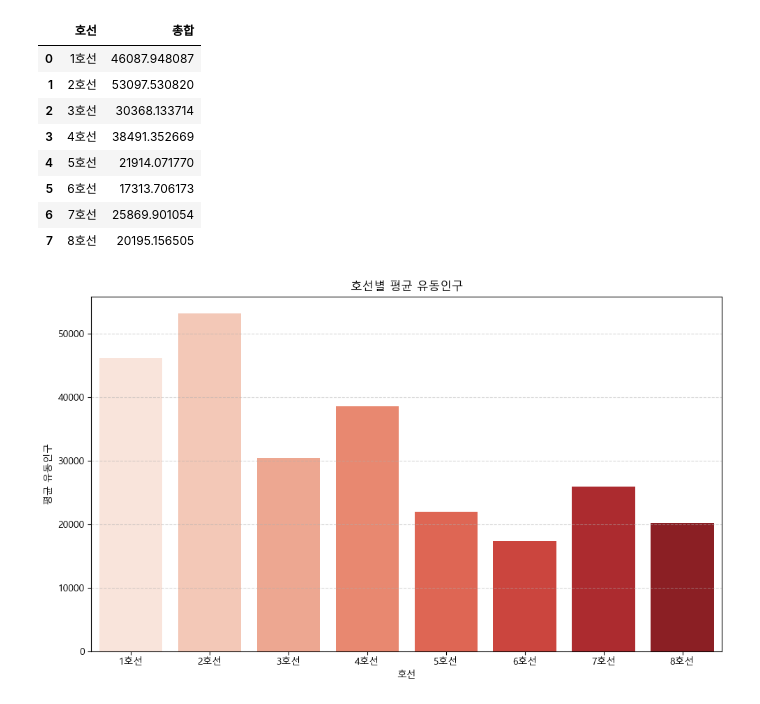
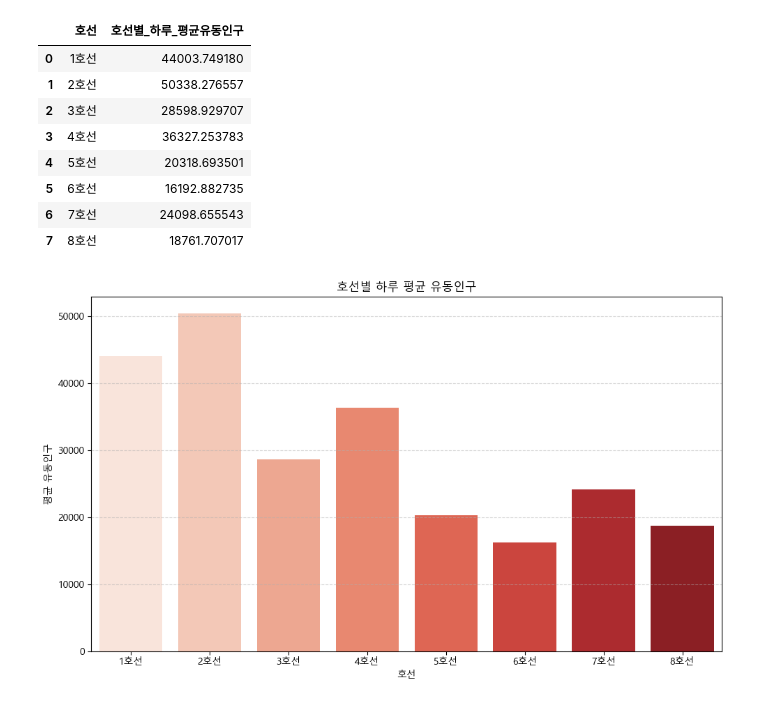
Before and after one commit to lune0524/data_last_seoul, a Jupyter notebook: so/subway_line(2024).ipynb, the cells around one changed output. Cells and saved outputs as stored; diff of their text form; code cells hidden in the pictures.

```diff
--- a/so/subway_line(2024).ipynb
+++ b/so/subway_line(2024).ipynb
@@ -37,7 +37,7 @@ df
 # %%
 # 시간대(승-하차 인원) 컬럼만 추출
 time_cols = df.columns.difference(
-    ["요일", "호선", "역명", "구분"]
+    ["호선", "역명", "구분"]
 )
 
 # 두 행씩 묶을 ‘pair’ 번호 부여
@@ -48,7 +48,7 @@ sum_df = df.groupby("pair")[time_cols].sum()
 
 # 날짜·역명 등 메타데이터는 짝수행(승차)에서만 가져옴
 meta = (
-    df.loc[df.index % 2 == 0, ["요일", "호선", "역명", "구분"]]
+    df.loc[df.index % 2 == 0, ["호선", "역명", "구분"]]
       .set_index(df.loc[df.index % 2 == 0, "pair"])
 )
 
@@ -74,5 +74,5 @@ df
 # %%
 clos = df.columns[5:]
-df['총합'] = df[clos].sum(axis=1)
+df['하루_유동인구'] = df[clos].sum(axis=1)
 df
 # %% [output]
@@ -92,36 +92,37 @@ df
 # %%
 # 호선별 평균 유동인구 계산
-df = df.groupby('호선')['총합'].mean().reset_index()
+df = df.groupby('호선')['하루_유동인구'].mean().reset_index()
+df = df.rename(columns={'하루_유동인구': '호선별_하루_평균유동인구'})
 
 df
 # %% [output]
-|  | 호선 | 총합 |
-| 0 | 1호선 | 46087.948087 |
-| 1 | 2호선 | 53097.530820 |
-| 2 | 3호선 | 30368.133714 |
-| 3 | 4호선 | 38491.352669 |
-| 4 | 5호선 | 21914.071770 |
-| 5 | 6호선 | 17313.706173 |
-| 6 | 7호선 | 25869.901054 |
-| 7 | 8호선 | 20195.156505 |
+|  | 호선 | 호선별_하루_평균유동인구 |
+| 0 | 1호선 | 44003.749180 |
+| 1 | 2호선 | 50338.276557 |
+| 2 | 3호선 | 28598.929707 |
+| 3 | 4호선 | 36327.253783 |
+| 4 | 5호선 | 20318.693501 |
+| 5 | 6호선 | 16192.882735 |
+| 6 | 7호선 | 24098.655543 |
+| 7 | 8호선 | 18761.707017 |
 # %%
 import pandas as pd
 import seaborn as sns
 import matplotlib.pyplot as plt
 import matplotlib.font_manager as fm
 
 # 한글 폰트 설정 (Windows 기준: 'Malgun Gothic')
 plt.rcParams['font.family'] = 'Malgun Gothic'
 plt.rcParams['axes.unicode_minus'] = False  # 마이너스 깨짐 방지
 
 # 시각화
 plt.figure(figsize=(10, 6))
-sns.barplot(x='호선', y='총합', data=df, palette='Reds')
-plt.title('호선별 평균 유동인구')
+sns.barplot(x='호선', y='호선별_하루_평균유동인구', data=df, palette='Reds')
+plt.title('호선별 하루 평균 유동인구')
 plt.xlabel('호선')
 plt.ylabel('평균 유동인구')
 plt.grid(axis='y', linestyle='--', alpha=0.5)
 plt.tight_layout()
 plt.show()
 # %% [output]
-[figure, old version]
+[figure, new version]
```
Also changed, not shown: parts of 4 cells of this notebook, 1 other file.
